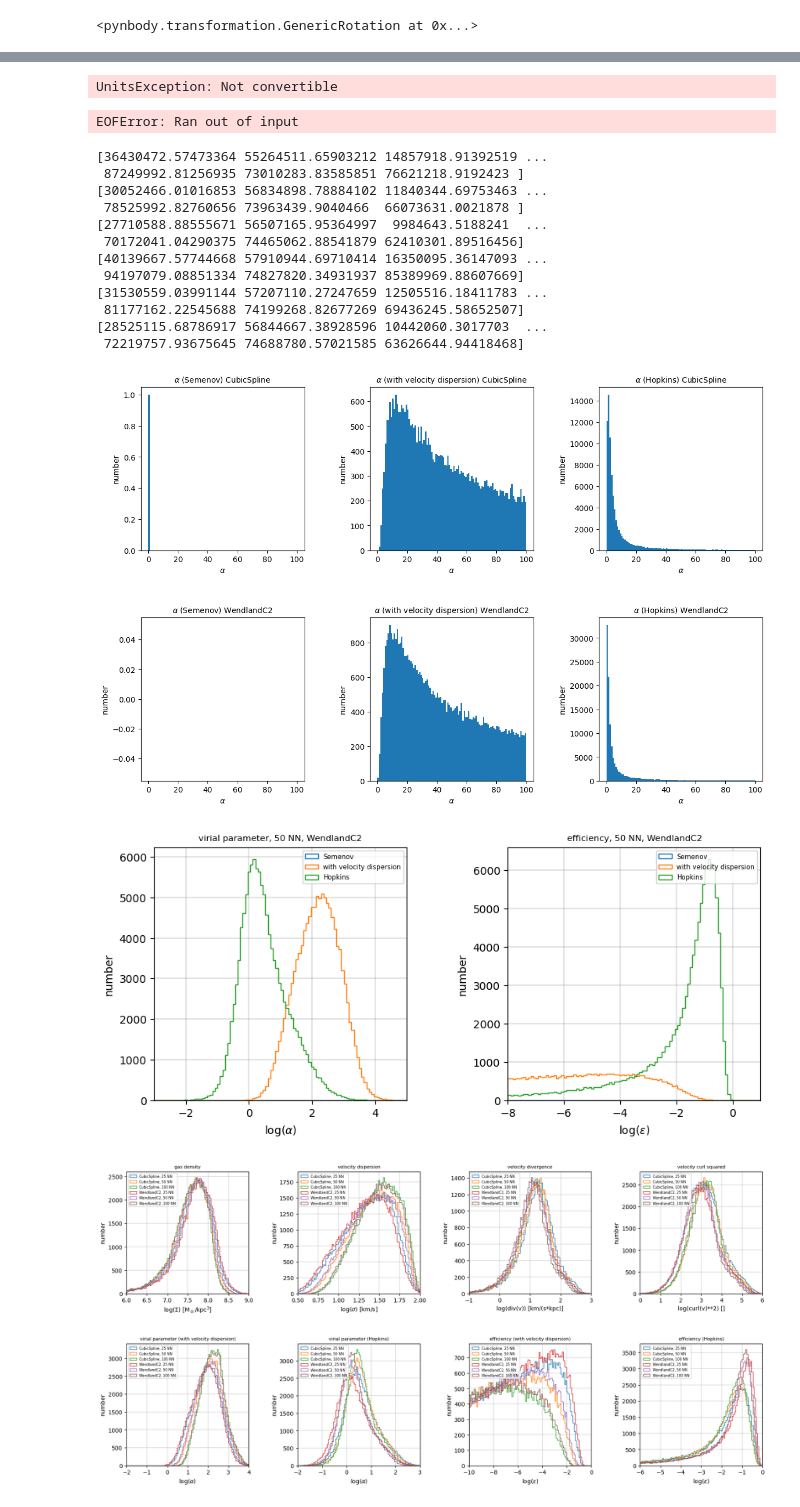
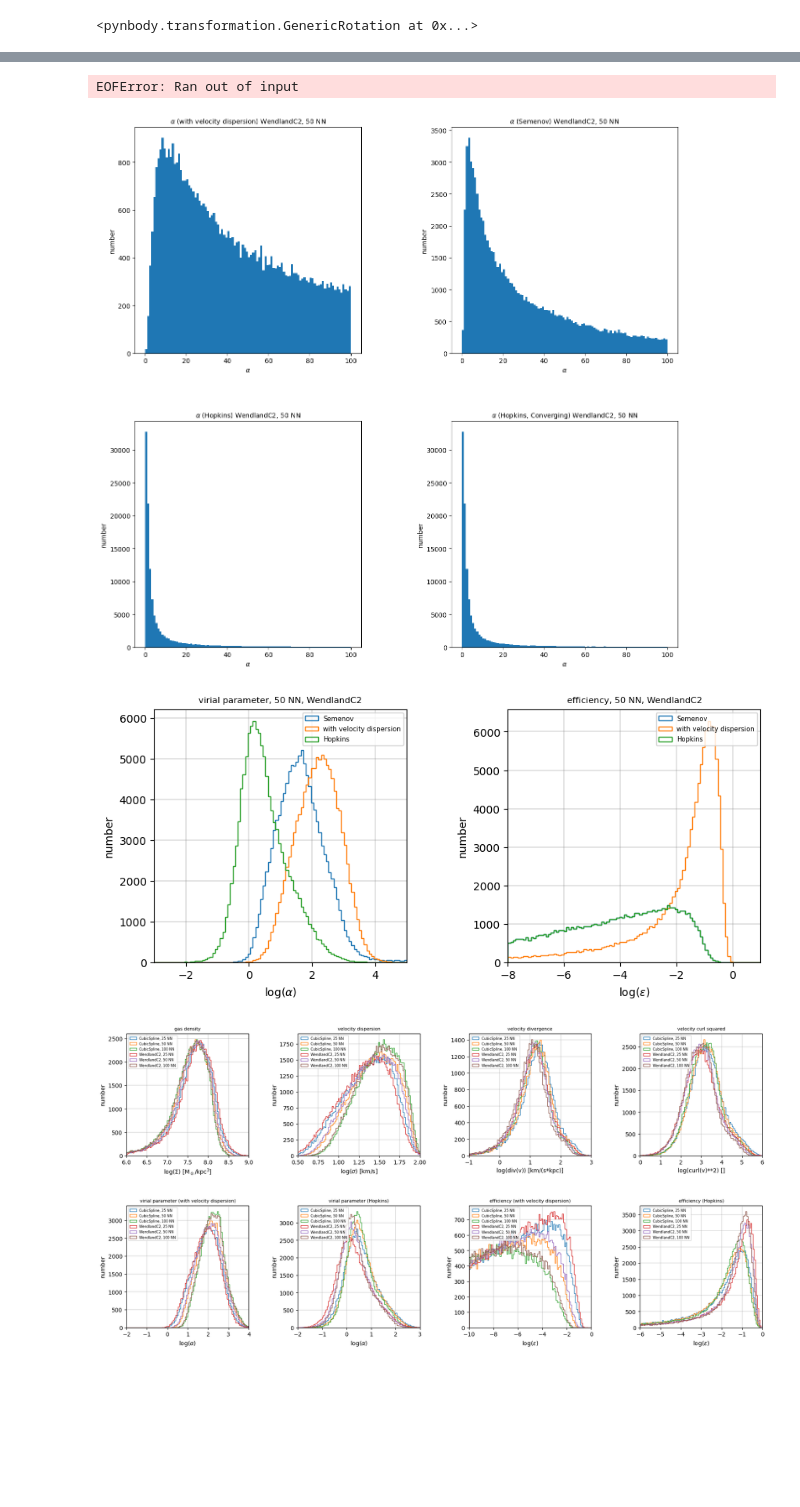
Before and after one commit to Evafranck/star_formation, a Jupyter notebook: star_formation_neu.ipynb, the cells around one changed output, grey strips where cells are left out. Saved outputs shown, nothing was run; the diff lists cells and outputs as text; code cells hidden in the pictures; blank space fills up the shorter version.

Commit message:
Hopkins + Converging and Semenovs formula added

```diff
--- a/star_formation_neu.ipynb
+++ b/star_formation_neu.ipynb
@@ -132,7 +128,7 @@ gal.g['alpha_2'] = (5*(gal.g['v_disp'].in_units('m s**-1'))**2*gal.g['radius_2']
 gal.g['alpha_3'] = (5*(gal.g['v_disp'].in_units('m s**-1'))**2*gal.g['radius_3']/(3*constants.G*units.m**3*units.kg**-1*units.s**-2*m_part.in_units('kg'))).in_units(1)
 gal.g['alpha_4'] = 1/4*(np.abs(gal.g['v_div'].in_units('s**-1'))**2+np.sqrt(gal.g['v_curl2'].in_units('s**-2'))**2)/(constants.G*units.m**3*units.kg**-1*gal.g['rho'].in_units('kg m**-3')).in_units(1)
 #gal.g['alpha_sem'] = (gal.g['v_disp']**2+gal.g['cs']**2)/gal.g['rho'].in_units('kg km**-3')
-gal.g['alpha_sem'] = 1.35*((np.sqrt(3*np.pi/(32*constants.G*units.m**3*units.kg**-1*units.s**-2*gal.g['rho']))*2*np.sqrt(gal.g['v_disp']**2+gal.g['cs']**2))/(2*gal.g['smooth']))**2
+gal.g['alpha_sem'] = 1.35*(np.sqrt(3*np.pi/(32*constants.G*units.m**3*units.kg**-1*units.s**-2*gal.g['rho'])).in_units('s')*2*np.sqrt(gal.g['v_disp']**2+gal.g['cs']**2)/(2*gal.g['smooth']).in_units('km'))**2
 
 b = 2.02
 gal.g['efficiency_vdisp'] = np.exp(-b*gal.g['alpha_3']**(1/2))
@@ -144,8 +140,12 @@ low_alpha = f.LowPass('alpha', '100')
 low_alpha_2 = f.LowPass('alpha_2', '100')
 low_alpha_3 = f.LowPass('alpha_3', '100')
 low_alpha_4 = f.LowPass('alpha_4', '10')
+low_alpha_sem = f.LowPass('alpha_sem', '100')
+low_div = f.LowPass('v_div', '100 km kpc**-1 s**-1')
 
 #gal_low_alpha = gal.g[low_alpha]
 #gal_low_alpha_2 = gal.g[low_alpha_2]
 #gal_low_alpha_3 = gal.g[low_alpha_3]
 gal_low_alpha_4 = gal.g[low_alpha_4]
+gal_low_alpha_sem = gal.g[low_alpha_sem]
+gal_low_div = gal.g[low_div]
@@ -166,6 +152,2 @@ SimArray([449.79636395,  21.72232569,   6.58947041, ...,   9.2659418 ,
-# %%
-gal.g['alpha_sem'] = 1.35*((np.sqrt(3*np.pi/(32*constants.G*units.m**3*units.kg**-1*units.s**-2*gal.g['rho']))*2*np.sqrt(gal.g['v_disp']**2+gal.g['cs']**2))/(2*gal.g['smooth']))**2
-# %% [output]
-UnitsException: Not convertible
 # %%
 # v disp implementieren
@@ -190,13 +170,16 @@ with open('W_50.pkl', 'wb') as W_50_pickle:
     pickle.dump(gal.g['alpha_3'], W_50_pickle)
     pickle.dump(gal.g['alpha_4'], W_50_pickle)
     pickle.dump(gal.g['alpha_sem'], W_50_pickle)
+    pickle.dump(gal_low_alpha_sem['alpha_sem'], W_50_pickle)
     pickle.dump(gal.g['efficiency_vdisp'], W_50_pickle)
     pickle.dump(gal.g['efficiency_Hopkins'], W_50_pickle)
     pickle.dump(gal.g['efficiency_sem'], W_50_pickle)
+    pickle.dump(gal_low_alpha_sem['efficiency_sem'], W_50_pickle)
     pickle.dump(gal_sf['x'], W_50_pickle)
     pickle.dump(gal_sf['y'], W_50_pickle)
     pickle.dump(gal_sf['rho_W'], W_50_pickle)
     pickle.dump(gal_sf['eff_sf_Hop'], W_50_pickle)
+    pickle.dump(gal_low_div['alpha_4'], W_50_pickle)
 # %%
 # unpickling CS_25
 with open('CS_25.pkl', 'rb') as CS_25_pickle:
@@ -310,6 +293,8 @@ with open('W_50.pkl', 'rb') as W_50_pickle:
     alpha3_W_50 = pickle.load(W_50_pickle)
     alpha4_W_50 = pickle.load(W_50_pickle)
     alpha_sem_W_50 = pickle.load(W_50_pickle)
+    alpha_low_sem_W_50 = pickle.load(W_50_pickle)
+    eff_low_sem_W_50 = pickle.load(W_50_pickle)
     eff_vdisp_W_50 = pickle.load(W_50_pickle)
     eff_Hop_W_50 = pickle.load(W_50_pickle)
     eff_sem_W_50 = pickle.load(W_50_pickle)
@@ -317,6 +302,7 @@ with open('W_50.pkl', 'rb') as W_50_pickle:
     y_sf_W_50 = pickle.load(W_50_pickle)
     rho_sf_W_50 = pickle.load(W_50_pickle)
     eff_sf_W_50 = pickle.load(W_50_pickle)
+    alpha_4_low_div_W_50 = pickle.load(W_50_pickle)
 # %%
 
 # unpickling
@@ -340,49 +326,21 @@ with open('W_100.pkl', 'rb') as W_100_pickle:
     eff_vdisp_W_100 = pickle.load(W_100_pickle)
     eff_Hop_W_100 = pickle.load(W_100_pickle)
     eff_sem_W_100 = pickle.load(W_100_pickle)
-# %%
-print(rho_CS_25)
-print(rho_CS_50)
-print(rho_CS_100)
-print(rho_W_25)
-print(rho_W_50)
-print(rho_W_100)
-# %% [output]
-[36430472.57473364 55264511.65903212 14857918.91392519 ...
- 87249992.81256935 73010283.83585851 76621218.9192423 ]
-[30052466.01016853 56834898.78884102 11840344.69753463 ...
- 78525992.82760656 73963439.9040466  66073631.0021878 ]
-[27710588.88555671 56507165.95364997  9984643.5188241  ...
- 70172041.04290375 74465062.88541879 62410301.89516456]
-[40139667.57744668 57910944.69710414 16350095.36147093 ...
- 94197079.08851334 74827820.34931937 85389969.88607669]
-[31530559.03991144 57207110.27247659 12505516.18411783 ...
- 81177162.22545688 74199268.82677269 69436245.58652507]
-[28525115.68786917 56844667.38928596 10442060.3017703  ...
- 72219757.93675645 74688780.57021585 63626644.94418468]
 # %%
-alpha = [alpha_CS_50, 0, alpha3_CS_50, alpha4_CS_50, alpha_W_50, alpha_sem_W_50, alpha3_W_50, alpha4_W_50]
-title = ['(Kernel)', '(Semenov)', '(with velocity dispersion)', '(Hopkins)']
-fig = plt.figure(figsize = (20,10))
-gs0 = gd.GridSpec(2, 4, figure=fig, wspace = 0.4)
+alpha = [alpha3_W_50, alpha_sem_W_50, alpha4_W_50, alpha_4_low_div_W_50]
+title = ['(with velocity dispersion)', '(Semenov)', '(Hopkins)', '(Hopkins, Converging)']
+fig = plt.figure(figsize = (15,15))
+gs0 = gd.GridSpec(2, 2, figure=fig, wspace = 0.4)
 
-for n in range(1,4):
+for n in range(4):
     ax = fig.add_subplot(gs0[n])
     ax.hist(alpha[n], bins = 100, range = (0,100))
-    ax.set_title(r'$\alpha$ ' + title[n] + ' CubicSpline', wrap = True, fontsize = 10)
+    ax.set_title(r'$\alpha$ ' + title[n] + ' WendlandC2, 50 NN', wrap = True, fontsize = 10)
     ax.set_xlabel(r'$\alpha$')
     ax.set_ylabel('number')
     ax.set_aspect(1./ax.get_data_ratio())
-
-for n in range(5,8):
-    ax = fig.add_subplot(gs0[n])
-    ax.hist(alpha[n], bins = 100, range = (0,100))
-    ax.set_title(r'$\alpha$ ' + title[n-4] + ' WendlandC2', wrap = True, fontsize = 10)
-    ax.set_xlabel(r'$\alpha$')
-    ax.set_ylabel('number')
-    ax.set_aspect(1./ax.get_data_ratio())
 # %% [output]
-[figure, old version]
+[figure, new version]
 # %%
 alpha_list = [np.log10(alpha_sem_W_50), np.log10(alpha3_W_50), np.log10(alpha4_W_50)]
 eff_list = [np.log10(eff_sem_W_50), np.log10(eff_vdisp_W_50), np.log10(eff_Hop_W_50)]
@@ -406,7 +364,7 @@ for n in range(2):
     ax.grid(linewidth = 0.3, color = 'grey')
     ax.legend(fontsize = 6)
 # %% [output]
-[figure, old version]
+[figure, new version]
 # %%
 rho_list = [np.log10(rho_CS_25), np.log10(rho_CS_50), np.log10(rho_CS_100), np.log10(rho_W_25), np.log10(rho_W_50), np.log10(rho_W_100)]
 #rho_list = [rho_CS_25, rho_CS_50, rho_CS_100, rho_W_25, rho_W_50, rho_W_100]
```
Also changed, not shown: parts of 10 cells of this notebook, 1 other file.
